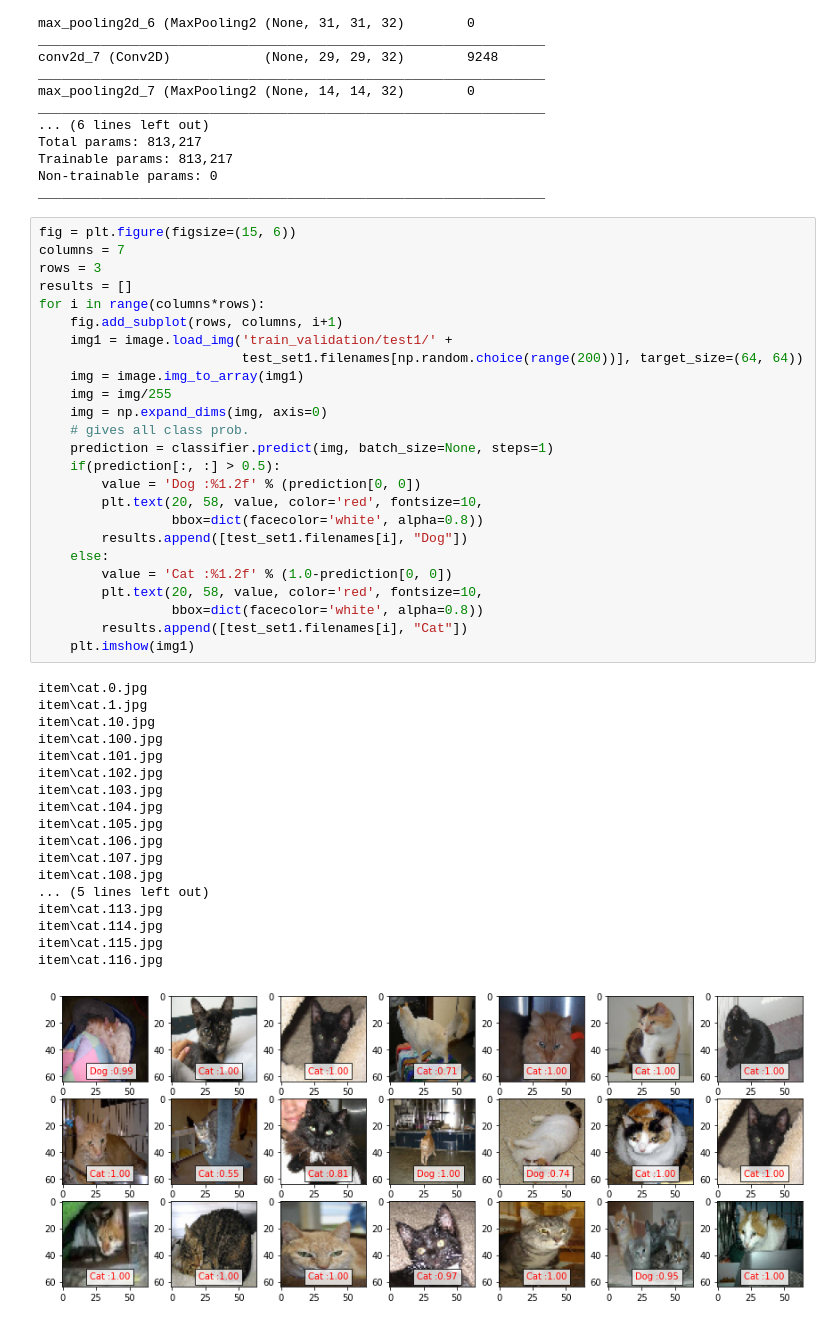
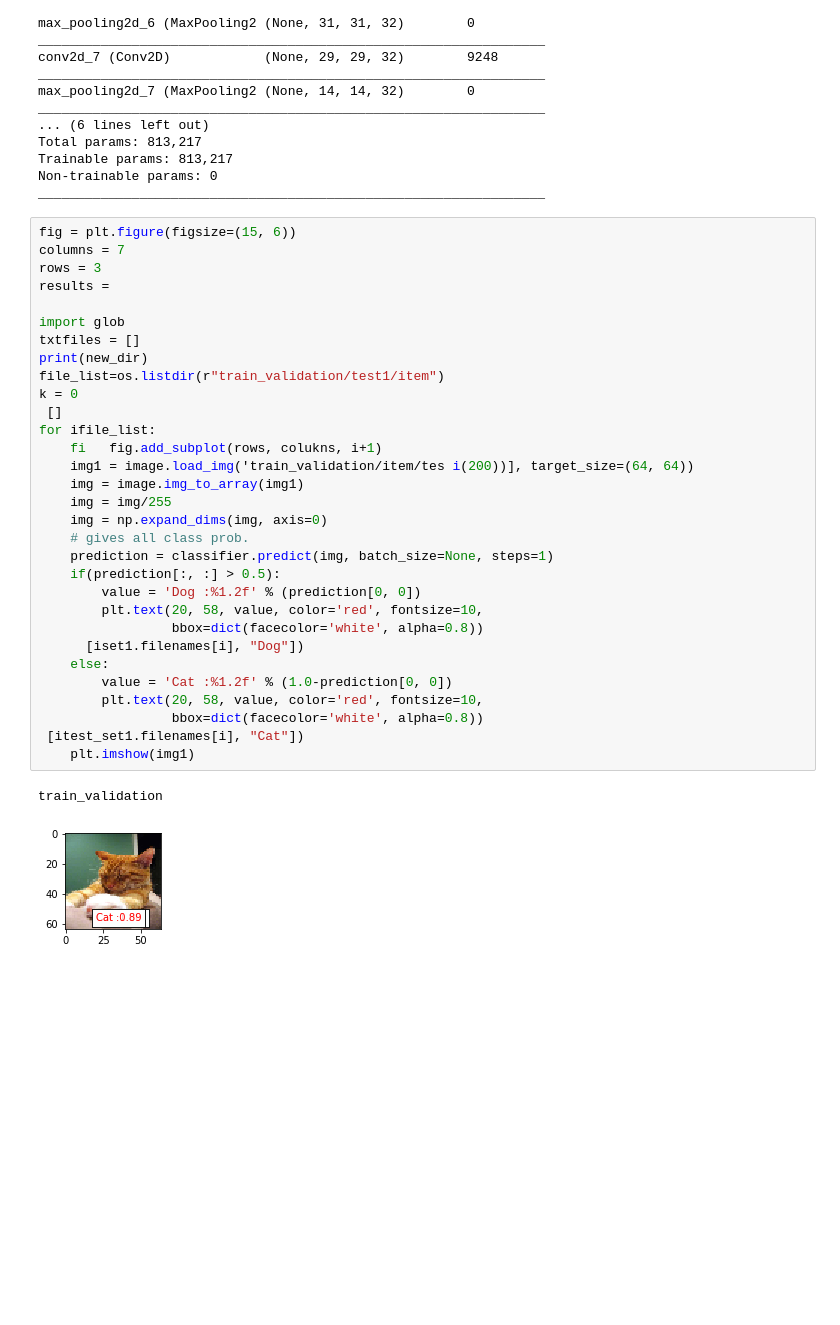
Before and after one commit to hayko1995-zz/Cat-And-Dog-VGG16, a Jupyter notebook: dog vs cat.ipynb, the cells around one changed output. Saved outputs shown, nothing was run; the diff lists cells and outputs as text; blank space fills up the shorter version.

```diff
--- a/dog vs cat.ipynb
+++ b/dog vs cat.ipynb
@@ -200,47 +227,37 @@ _________________________________________________________________
 # %%
 fig = plt.figure(figsize=(15, 6))
 columns = 7
 rows = 3
-results = []
-for i in range(columns*rows):
-    fig.add_subplot(rows, columns, i+1)
-    img1 = image.load_img('train_validation/test1/' +
-                          test_set1.filenames[np.random.choice(range(200))], target_size=(64, 64))
+results =
+
+import glob
+txtfiles = []
+print(new_dir)
+file_list=os.listdir(r"train_validation/test1/item")
+k = 0
+ []
+for ifile_list:
+    fi   fig.add_subplot(rows, colukns, i+1)
+    img1 = image.load_img('train_validation/item/tes i(200))], target_size=(64, 64))
     img = image.img_to_array(img1)
     img = img/255
     img = np.expand_dims(img, axis=0)
     # gives all class prob.
     prediction = classifier.predict(img, batch_size=None, steps=1)
     if(prediction[:, :] > 0.5):
         value = 'Dog :%1.2f' % (prediction[0, 0])
         plt.text(20, 58, value, color='red', fontsize=10,
                  bbox=dict(facecolor='white', alpha=0.8))
-        results.append([test_set1.filenames[i], "Dog"])
+      [iset1.filenames[i], "Dog"])
     else:
         value = 'Cat :%1.2f' % (1.0-prediction[0, 0])
         plt.text(20, 58, value, color='red', fontsize=10,
                  bbox=dict(facecolor='white', alpha=0.8))
-        results.append([test_set1.filenames[i], "Cat"])
+ [itest_set1.filenames[i], "Cat"])
     plt.imshow(img1)
 # %% [output]
-item\cat.0.jpg
-item\cat.1.jpg
-item\cat.10.jpg
-item\cat.100.jpg
-item\cat.101.jpg
-item\cat.102.jpg
-item\cat.103.jpg
-item\cat.104.jpg
-item\cat.105.jpg
-item\cat.106.jpg
-item\cat.107.jpg
-item\cat.108.jpg
-... (5 lines left out)
-item\cat.113.jpg
-item\cat.114.jpg
-item\cat.115.jpg
-item\cat.116.jpg
+train_validation
-[figure, old version]
+[figure, new version]
 # %%
 
 results
```
Also changed, not shown: parts of 7 cells of this notebook, 2 other files.
